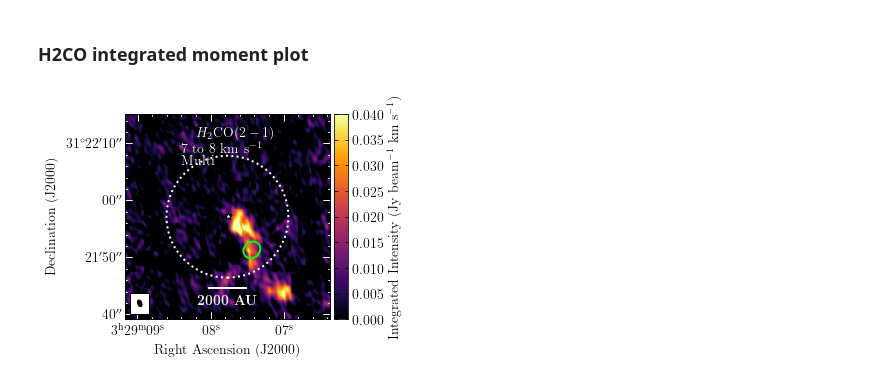
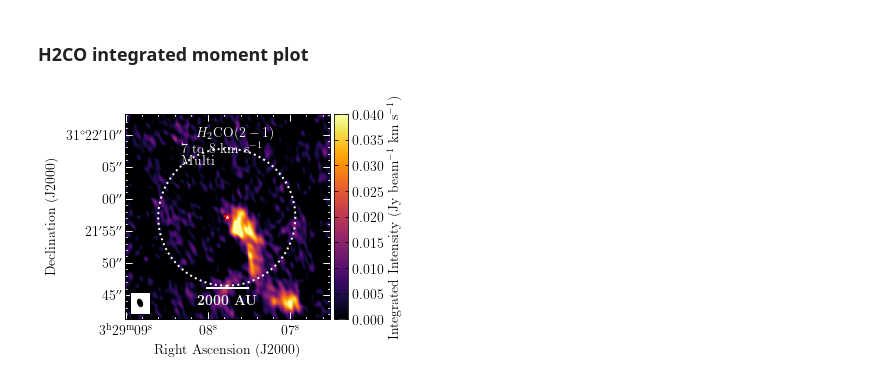
Before and after one commit to tere-valdivia/Per-emb-50_results, a Jupyter notebook: Data_figures.ipynb, the cells around one changed output. Saved outputs shown, nothing was run; the diff lists cells and outputs as text; code cells hidden in the pictures.

```diff
--- a/Data_figures.ipynb
+++ b/Data_figures.ipynb
@@ -11,12 +11,26 @@ from ChauvenetRMS import *
 from astropy.coordinates import SkyCoord
 # %% [output]
 WARNING: AstropyDeprecationWarning: block_reduce was moved to the astropy.nddata.blocks module.  Please update your import statement. [astropy.nddata.utils]
+# %%
+def plot_aplpy_standard(image, stretch, vmin, vmax, cmap, phasecent=[ra_Per50, dec_Per50], radiusplot= 16/3600,vmid=0.01, figsize=(4,4), label_col='w', star_col='r'):
+    fig = aplpy.FITSFigure(image, figsize=figsize)
+    if stretch=='arcsinh':
+        fig.show_colorscale(stretch=stretch, cmap=cmap, vmin=vmin, vmax=vmax, vmid=vmid)
+    else:
+        fig.show_colorscale(stretch=stretch, cmap=cmap, vmin=vmin, vmax=vmax)
+    fig.add_colorbar()
+    setup_plot_noema(fig, label_col=label_col, star_col=star_col)
+    fig.recenter(phasecent[0], phasecent[1], radiusplot)
+    fig.beam.set_color('k')
+    fig.beam.set_frame(True)
+    fig.scalebar.set_linewidth(2)
+    return fig
 # %% [markdown]
 ### H2CO integrated moment plot
 # %%
-saveaction = 1
+saveaction = 0
 contourplot = 0
-regionplot = 1
+regionplot = 0
 
 folder = 'H2CO/CDconfig/'
 filename = H2CO_303_202
@@ -32,73 +46,52 @@ vmid = 0.01
 cmap = 'inferno'
 radiusplot = 18/3600
 title = r'$H_{2}$CO($2-1$)\\'+str(velinit)+' to '+str(velend)+r' km s$^{-1}$\\'+cleanalg
-# title = r'\textbf{\boldmath H$_{2}$CO($3_{0,3}-2_{0,2}$), NOEMA}'
 
 contourfile = 'SO_55_44/Per-emb-50_C_l009l048_cont.fits'
 contourfile2 = filename+'.fits'
 contlevels = [0.007]
-regions = folder +'beam_COM_SMA.reg'
-# regions2 = folder +'spectra_aux_reg2.reg'
+regions = folder +'spectra_regs.reg'
 
 cube = SpectralCube.read(filename+'.fits')
 cube = cube.with_spectral_unit(u.km/u.s)
 headercube = cube.hdu.header
 freq = headercube['RESTFREQ'] * u.Hz
-# If not noema data
-# pbdata = 48.0 * u.arcsec * 230.e9*u.Hz / freq
-
 phasecent = [headercube['ra'], headercube['dec']]
-# phasecent = [ra_Per50, dec_Per50]
-
 
 subcube = cube.spectral_slab(velinit*u.km/u.s, velend*u.km/u.s)
 moment0 = subcube.moment(order=moment).hdu
 rms = calculatenoise(moment0.data)[0]
 if contourplot:
     contourfile = SpectralCube.read(contourfile)
     contourfile = contourfile[0,:,:]
     contourfile2 = SpectralCube.read(contourfile2).with_spectral_unit(u.km/u.s)
     contour2 = contourfile2.spectral_slab(velinit*u.km/u.s, velend*u.km/u.s).moment(order=moment).hdu
     rms2 = calculatenoise(contour2.data)[0]
 
 
-fig = aplpy.FITSFigure(moment0, figsize=(4,4))
-if stretch=='arcsinh':
-    fig.show_colorscale(stretch=stretch, cmap=cmap, vmin=vmin, vmax=vmax, vmid=vmid)
-else:
-    fig.show_colorscale(stretch=stretch, cmap=cmap, vmin=vmin, vmax=vmax)
-fig.add_colorbar()
+fig = plot_aplpy_standard(moment0, stretch, vmin, vmax, cmap)
+# fig = aplpy.FITSFigure(moment0, figsize=(4,4))
+# if stretch=='arcsinh':
+#     fig.show_colorscale(stretch=stretch, cmap=cmap, vmin=vmin, vmax=vmax, vmid=vmid)
+# else:
+#     fig.show_colorscale(stretch=stretch, cmap=cmap, vmin=vmin, vmax=vmax)
+# fig.add_colorbar()
 fig.colorbar.set_axis_label_text(r'Integrated Intensity (Jy beam$^{-1}$ km s$^{-1}$)')
-# fig.colorbar.set_axis_label_font(size=20)
-# fig.colorbar.set_font(size=20)
-setup_plot_noema(fig, label_col='w', star_col='k')
+# setup_plot_noema(fig, label_col='w', star_col='k')
 fig.show_circles(phasecent[0], phasecent[1], (pb_noema(freq).to(u.deg)*0.5).value, ls=':', color='w', lw=2)
-# fig.show_circles(phasecent[0], phasecent[1], (pbdata).to(u.deg).value/2, ls=':', color='r', lw=2)
-fig.recenter(phasecent[0], phasecent[1], radiusplot)
-# fig.recenter(52.2812985, 31.3637309, radiusplot)
+# fig.recenter(phasecent[0], phasecent[1], radiusplot)
 if contourplot:
-    # fig.show_contour(contourfile.hdu, levels=contlevels, colors='b', linewidths=0.5)
     fig.show_contour(contour2, levels=[rms2*3, rms2*5], colors='w')
-    # fig.show_contour(contour2, levels=[0.11*3, 0.11*5], colors='w', label=r'H$_2$CO')
-# fig.show_contour(moment0, levels=[3*rms, 5*rms], colors='w', label='SO')
 if regionplot:
     fig.show_regions(regions)
-    # fig.show_regions(regions2)
-fig.beam.set_color('k')
-fig.beam.set_frame(True)
+# fig.beam.set_color('k')
+# fig.beam.set_frame(True)
 fig.add_label(0.5,0.85, title, color='white',
                relative=True, horizontalalignment='center')
-
-
-fig.scalebar.set_linewidth(2)
+# fig.scalebar.set_linewidth(2)
 fig.scalebar.set_label(r'\textbf{2000 AU}')
 
-# fig.axis_labels.set_font(size=20)
-# fig.tick_labels.set_font(size=20)
-#MASSES
-# fig.show_arrows(52.2796664, 31.3660225, 0.001, -0.001, head_width=5, head_length=3, width=2, facecolor='w')
-# fig.set_title(title)
 if saveaction:
     plt.savefig(savefile, bbox_inches='tight', dpi=300)
 # %% [output]
-[figure, old version]
+[figure, new version]
```
Also changed, not shown: parts of 1 cell of this notebook, 1 other file.
